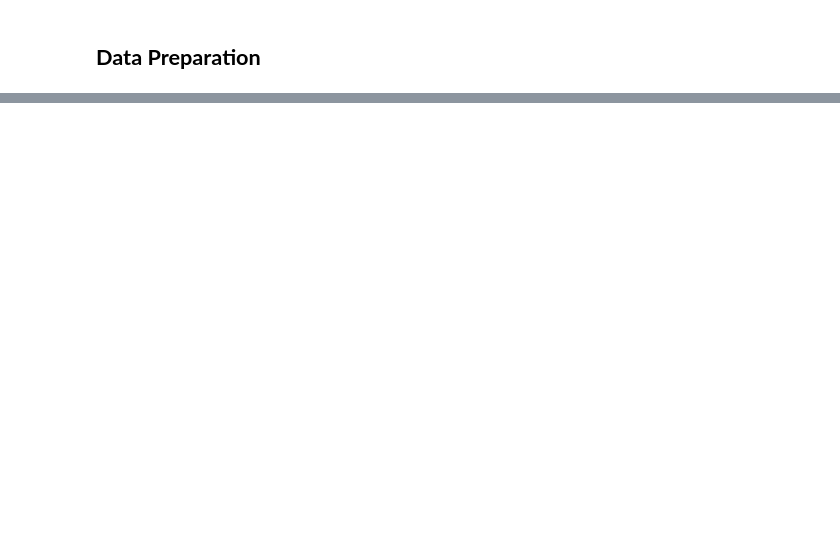
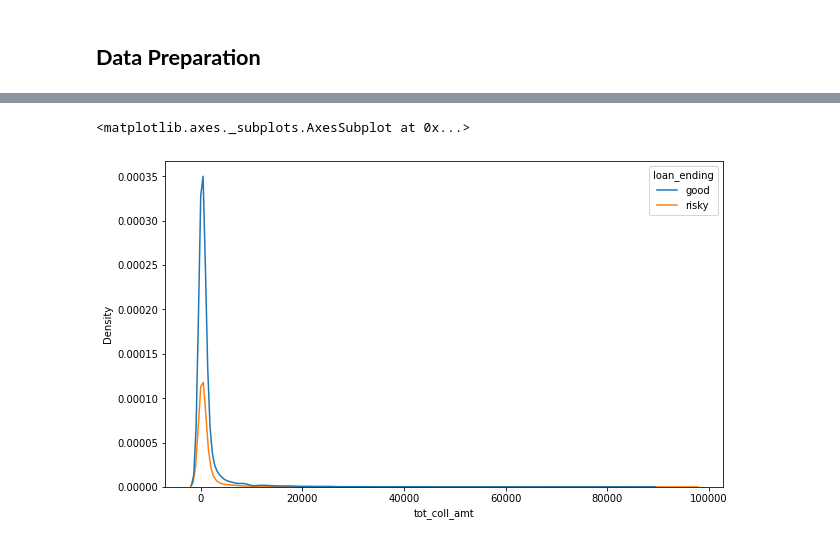
Before and after one commit to lailasaummi/Google-colab, a Jupyter notebook: Laila_Awalia_Saummi_VIX_ID_X_Partners.ipynb, the cells around one changed output, grey strips where cells are left out. Saved outputs shown, nothing was run; the diff lists cells and outputs as text; code cells hidden in the pictures; blank space fills up the shorter version.

```diff
--- a/Laila_Awalia_Saummi_VIX_ID_X_Partners.ipynb
+++ b/Laila_Awalia_Saummi_VIX_ID_X_Partners.ipynb
@@ -147,0 +168,6 @@ data.describe()
+# %%
+leakage_col = ['issue_d', 'loan_status', 'pymnt_plan', 'out_prncp', 'out_prncp_inv', 'total_pymnt', 'total_pymnt_inv',
+                   'total_rec_prncp', 'total_rec_int', 'total_rec_late_fee', 'recoveries', 'collection_recovery_fee',
+                   'last_pymnt_d', 'last_pymnt_amnt', 'next_pymnt_d']
+
+data.drop(columns=leakage_col, axis=1, inplace=True)
@@ -147,0 +207,6 @@ data.describe()
+# %%
+# Based on the table above the data is similar to each other. So we can remove them
+drop_col = ['funded_amnt', 'funded_amnt_inv', 'id', 'member_id', 'url', 'desc']
+dropped_data = data[drop_col]
+
+data.drop(columns=drop_col, axis=1, inplace=True)
@@ -217,2 +234,0 @@ type(data_dummies)
-# %%
-data = pd.concat([data,data_dummies],axis = 1)
@@ -936,0 +265,9 @@ pickle.dump(model, open(filename, 'wb'))
+# %%
+# ever did a major derogatory? 0 = nope, 1 = yes.
+data['major_derogatory'] = np.where(data['mths_since_last_major_derog'].isna(), 0, 1)
+
+# dropping cols
+drop_col = ['mths_since_last_delinq', 'mths_since_last_record', 'mths_since_last_major_derog']
+dropped_data = pd.concat([dropped_data, data[drop_col]], axis = 1)
+
+data.drop(columns=drop_col, axis=1, inplace=True)
@@ -936,0 +308,8 @@ pickle.dump(model, open(filename, 'wb'))
+# %%
+plt.figure(figsize=(10,6))
+
+# I use "> 0" because 75% of the data is 0... so the plot below just use < 25% of the data
+sns.kdeplot(data = data[(data['tot_coll_amt'] < 100000) & (data['tot_coll_amt'] > 0)], x='tot_coll_amt', hue='loan_ending')
+# %% [output]
+<matplotlib.axes._subplots.AxesSubplot at 0x...>
+[figure, added]
```
Also changed, not shown: parts of 286 cells of this notebook.
